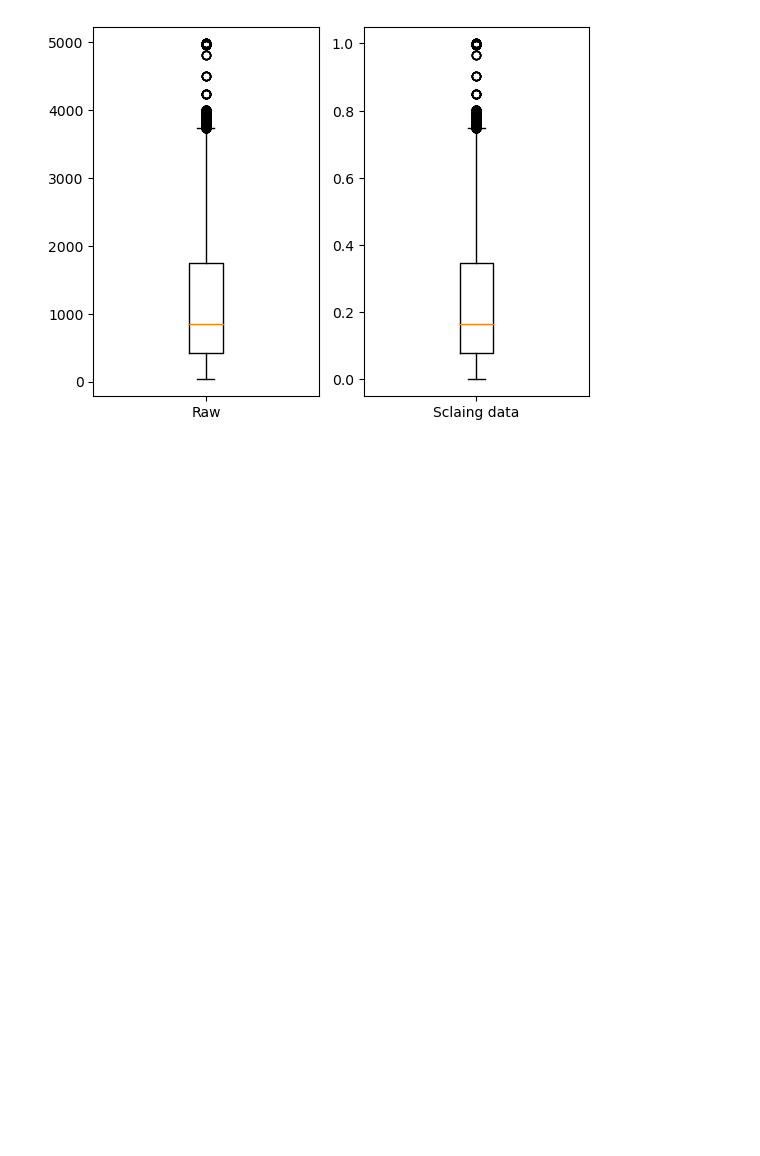
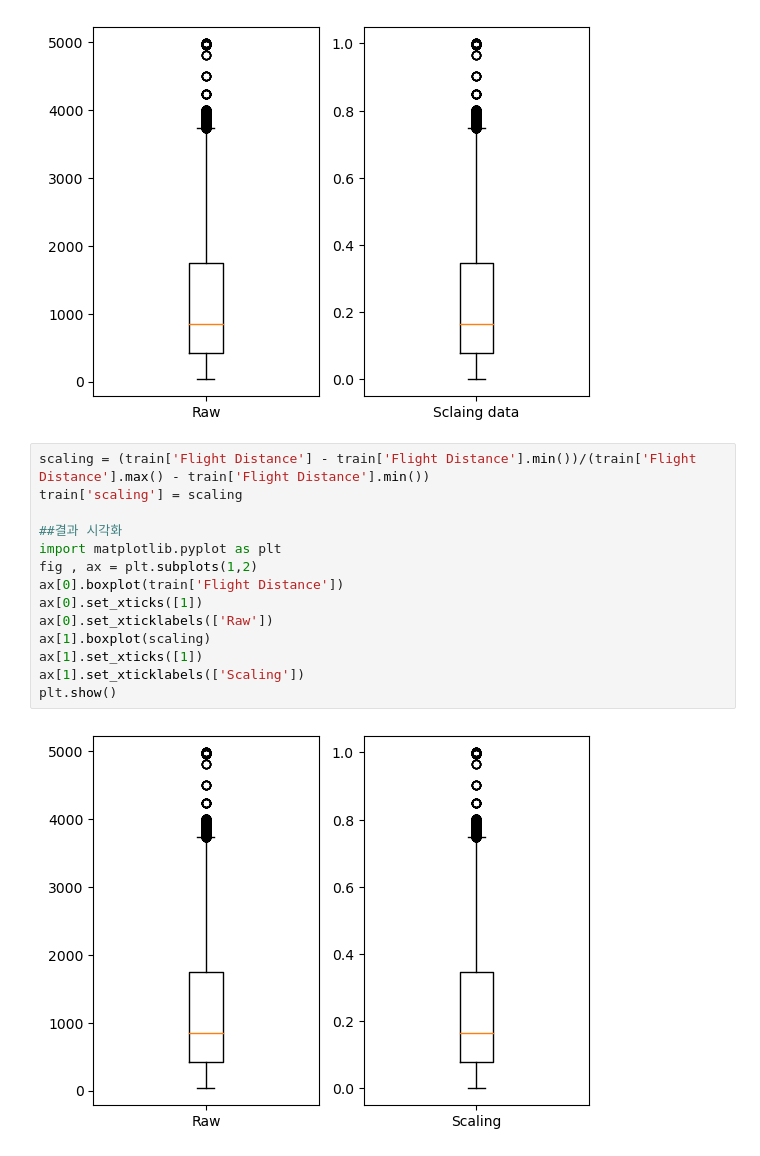
Before and after one commit to applesatang/my, a Jupyter notebook: pandas/sklearn.ipynb, the cells around one changed output. Drawn from its saved outputs; the diff is of its cells as text; blank space fills up the shorter version.

```diff
--- a/pandas/sklearn.ipynb
+++ b/pandas/sklearn.ipynb
@@ -54,3 +54,19 @@ ax[1].set_xticklabels(['Sclaing data'])
 plt.show()
 # %% [output]
 [figure]
+# %%
+scaling = (train['Flight Distance'] - train['Flight Distance'].min())/(train['Flight Distance'].max() - train['Flight Distance'].min())
+train['scaling'] = scaling
+
+##결과 시각화
+import matplotlib.pyplot as plt
+fig , ax = plt.subplots(1,2)
+ax[0].boxplot(train['Flight Distance'])
+ax[0].set_xticks([1])
+ax[0].set_xticklabels(['Raw'])
+ax[1].boxplot(scaling)
+ax[1].set_xticks([1])
+ax[1].set_xticklabels(['Scaling'])
+plt.show()
+# %% [output]
+[figure, added]
```
Also changed, not shown: parts of 6 cells of this notebook, 1 other file.
